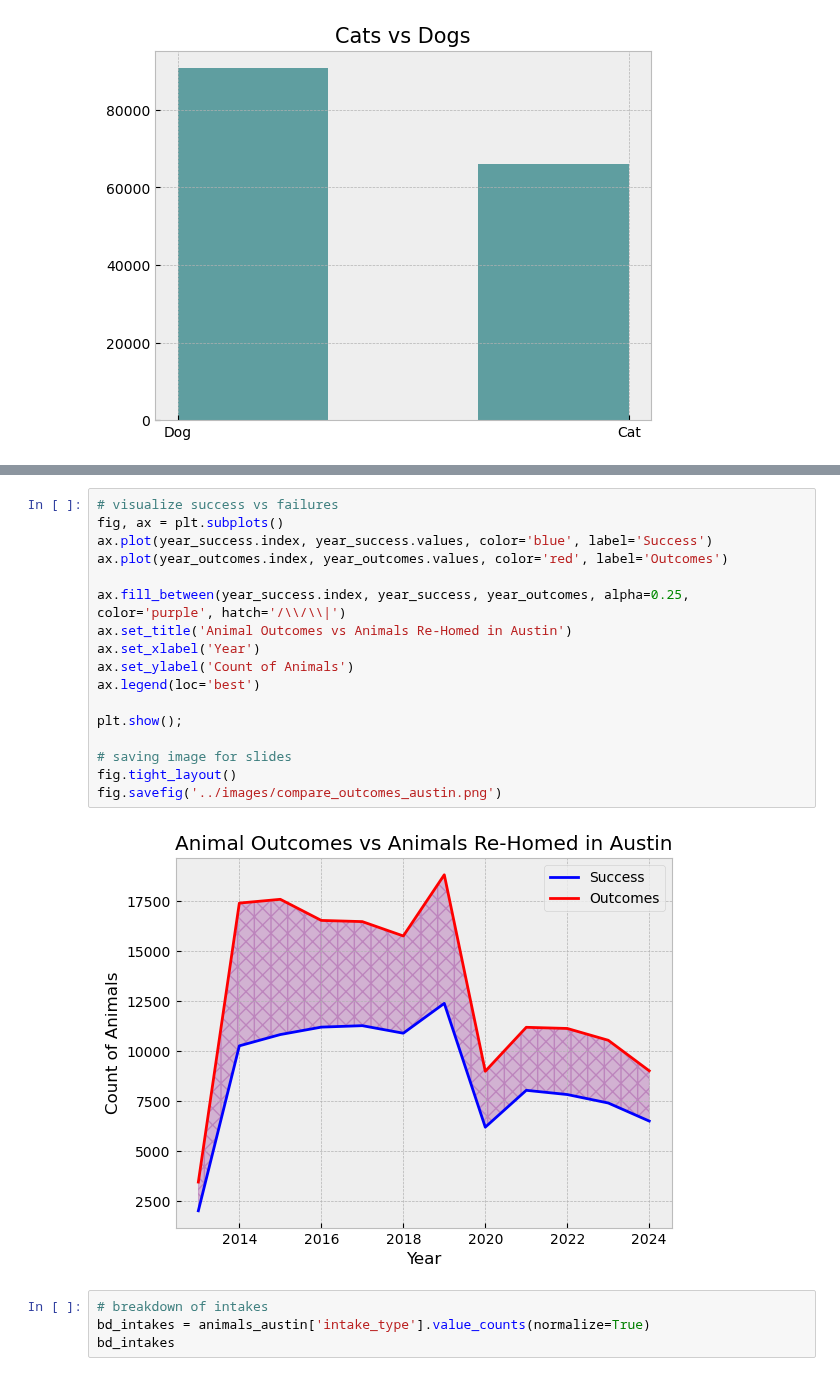
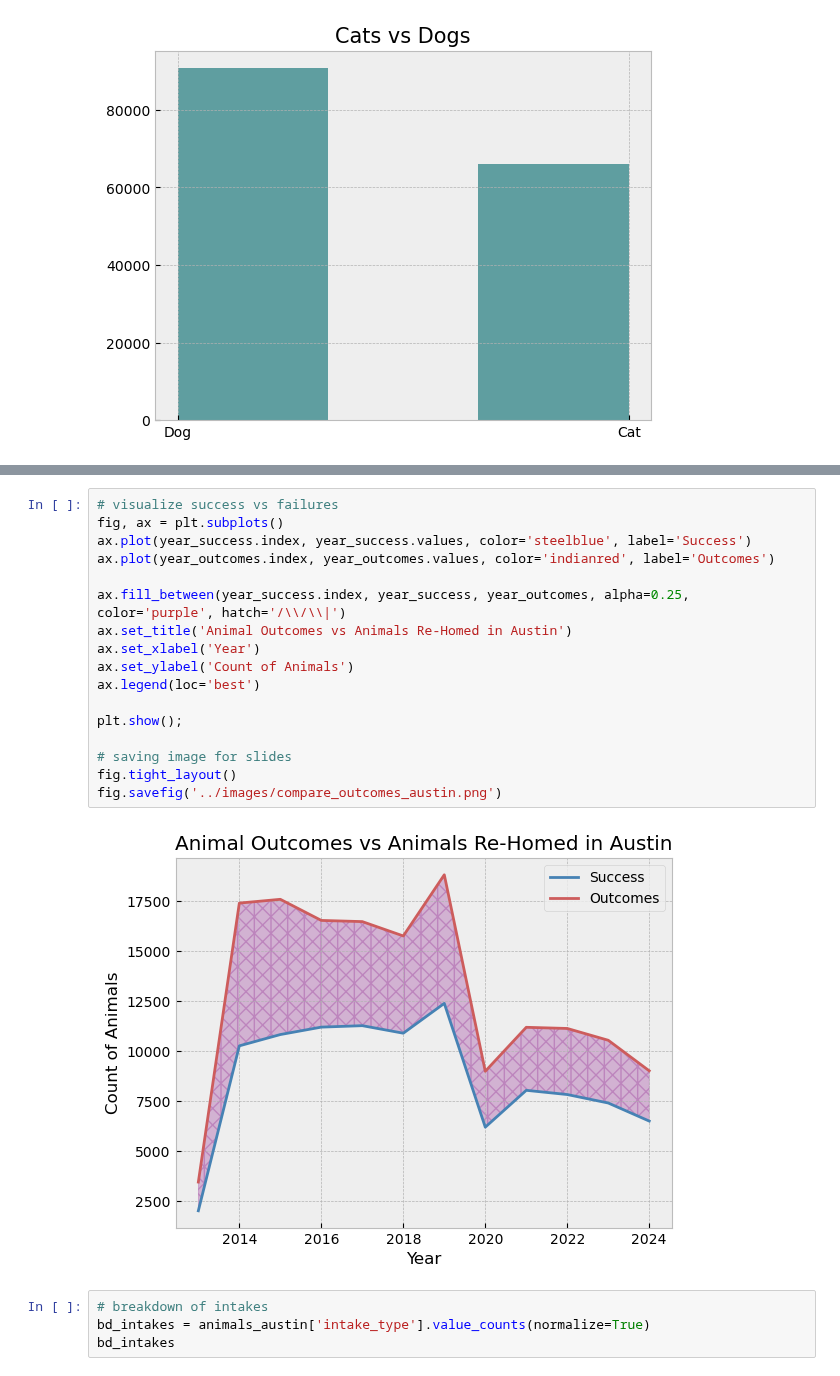
Before and after one commit to kncramer/animal-shelter-outcomes, a Jupyter notebook: code/02-EDA.ipynb, the cells around one changed output, grey strips where cells are left out. Saved outputs shown, nothing was run; the diff lists cells and outputs as text.

```diff
--- a/code/02-EDA.ipynb
+++ b/code/02-EDA.ipynb
@@ -110,22 +112,22 @@ Name: animal_id, dtype: int64
 # %%
 # visualize success vs failures
 fig, ax = plt.subplots()
-ax.plot(year_success.index, year_success.values, color='blue', label='Success')
-ax.plot(year_outcomes.index, year_outcomes.values, color='red', label='Outcomes')
+ax.plot(year_success.index, year_success.values, color='steelblue', label='Success')
+ax.plot(year_outcomes.index, year_outcomes.values, color='indianred', label='Outcomes')
 
 ax.fill_between(year_success.index, year_success, year_outcomes, alpha=0.25, color='purple', hatch='/\\/\\|')
 ax.set_title('Animal Outcomes vs Animals Re-Homed in Austin')
 ax.set_xlabel('Year')
 ax.set_ylabel('Count of Animals')
 ax.legend(loc='best')
 
 plt.show();
 
 # saving image for slides
 fig.tight_layout()
 fig.savefig('../images/compare_outcomes_austin.png')
 # %% [output]
-[figure, old version]
+[figure, new version]
 # %%
 # breakdown of intakes
 bd_intakes = animals_austin['intake_type'].value_counts(normalize=True)
```
Also changed, not shown: parts of 48 cells of this notebook.
